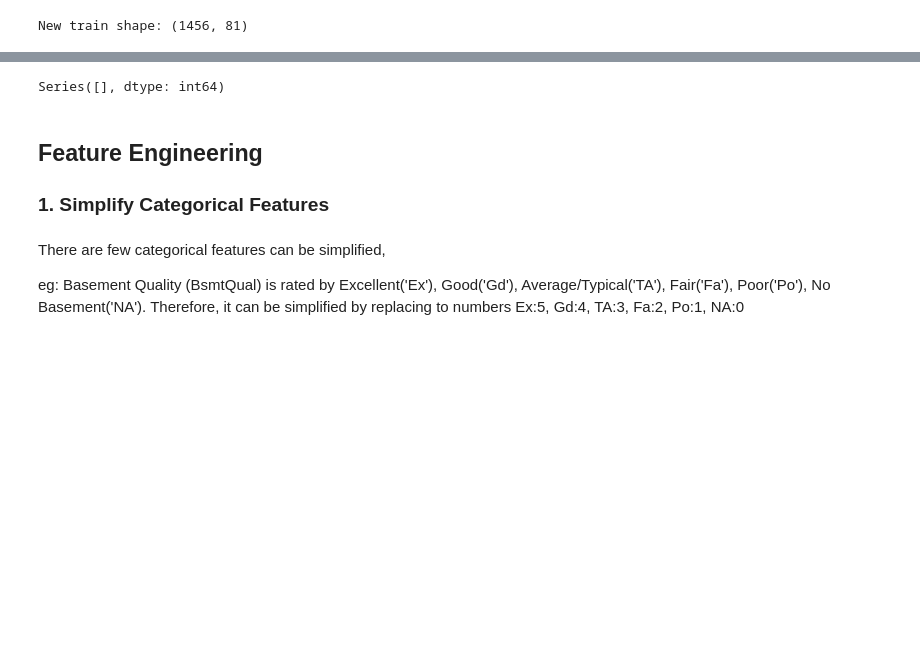
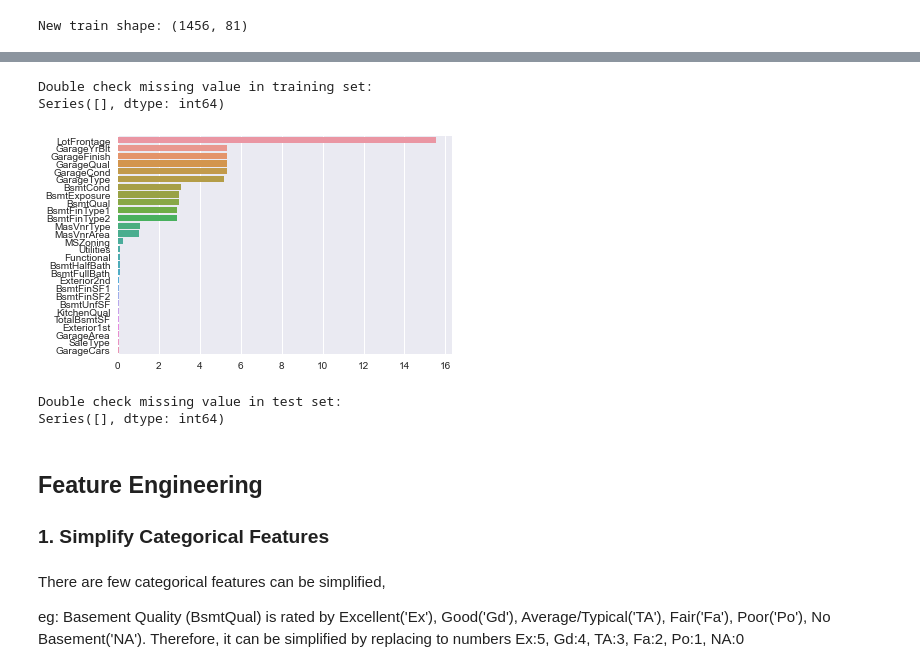
Before and after one commit to wongxingyik/Kaggle-House-Price-Prediction, a Jupyter notebook: Notebook/BlendingEnsemble_StackRegressor.ipynb, the cells around one changed output, grey strips where cells are left out. Saved outputs shown, nothing was run; the diff lists cells and outputs as text; code cells hidden in the pictures; blank space fills up the shorter version.

```diff
--- a/Notebook/BlendingEnsemble_StackRegressor.ipynb
+++ b/Notebook/BlendingEnsemble_StackRegressor.ipynb
@@ -77,14 +73,35 @@ df_all = df_all.drop(columns=null_perc[null_perc>20].index)
+# %%
+# Replacing missing value in features that has missing value < 20%
+for c in list(null_sum[null_sum<=20].index):
+    if train[c].dtype == 'object':
+        train[c] = train[c].replace(np.NAN, train[c].mode()[0])
+    else:
+        train[c] = train[c].replace(np.NAN, train[c].mean())
+
+# Double check for missing value
+print('Double check missing value in training set:')
+print(train.isnull().sum()[train.isnull().sum() > 0])
+# %% [output]
+Double check missing value in training set:
+Series([], dtype: int64)
+# %%
+null_sum = test.isnull().sum().sort_values(ascending=False)
+null_sum = (null_sum[null_sum > 0]/(test.shape[0])*100)
+sns.barplot(x=null_sum, y=null_sum.index)
+plt.show()
+# %% [output]
+[figure, added]
 # %%
-# Replacing missing value in features that has missing value < 20%
-for c in list(null_perc[null_perc<=20].index):
-    if df_all[c].dtype == 'object':
-        df_all[c] = df_all[[c]].replace(np.NAN, df_all[c].mode()[0])
+for c in list(null_sum.index):
+    if test[c].dtype == 'object':
+        test[c] = test[c].replace(np.NAN, train[c].mode()[0])
     else:
-        df_all[c] = df_all[c].replace(np.NAN, df_all[c].mean())
+        test[c] = test[c].replace(np.NAN, train[c].mean())
 
-# Double check for missing value
-print(df_all.isnull().sum()[df_all.isnull().sum() > 0])
+print('Double check missing value in test set:')
+print(test.isnull().sum()[test.isnull().sum() > 0])
 # %% [output]
+Double check missing value in test set:
 Series([], dtype: int64)
 # %% [markdown]
 ## Feature Engineering
```
Also changed, not shown: parts of 28 cells of this notebook, 9 other files.
